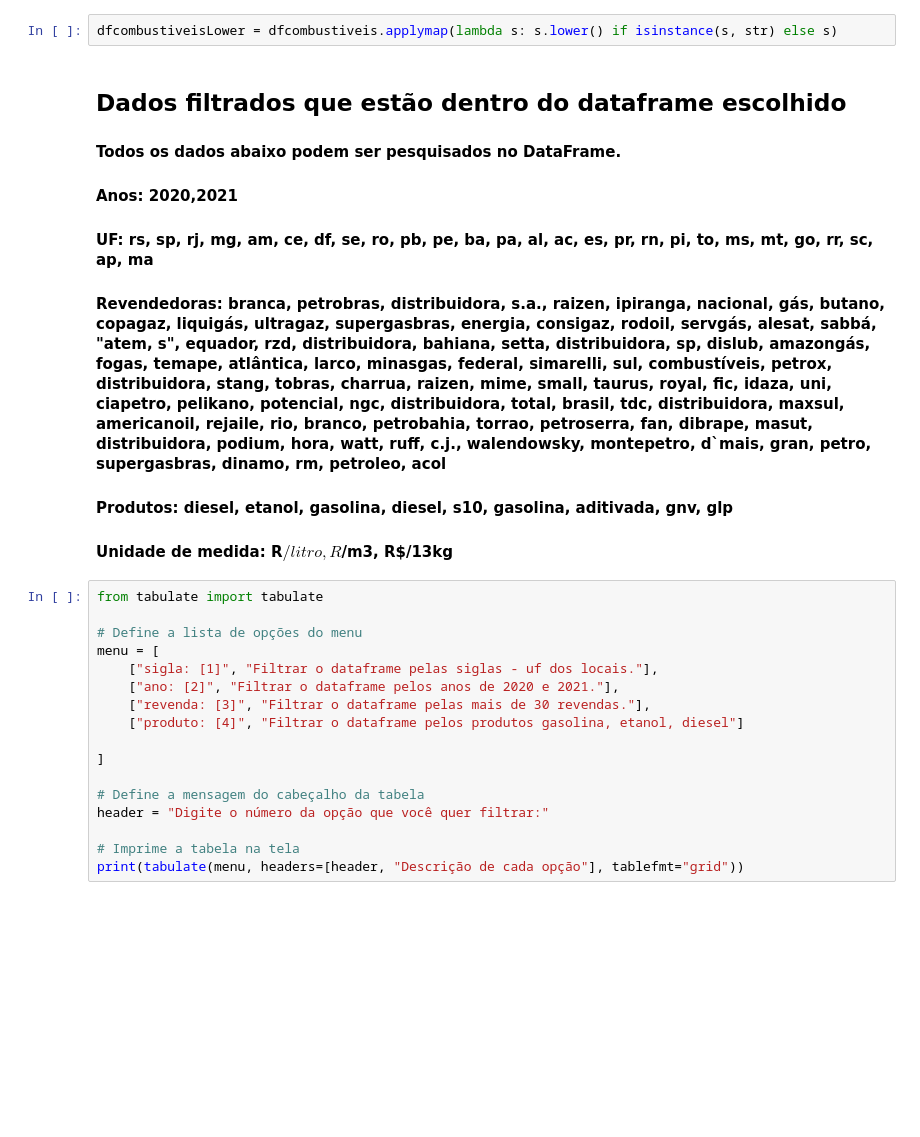
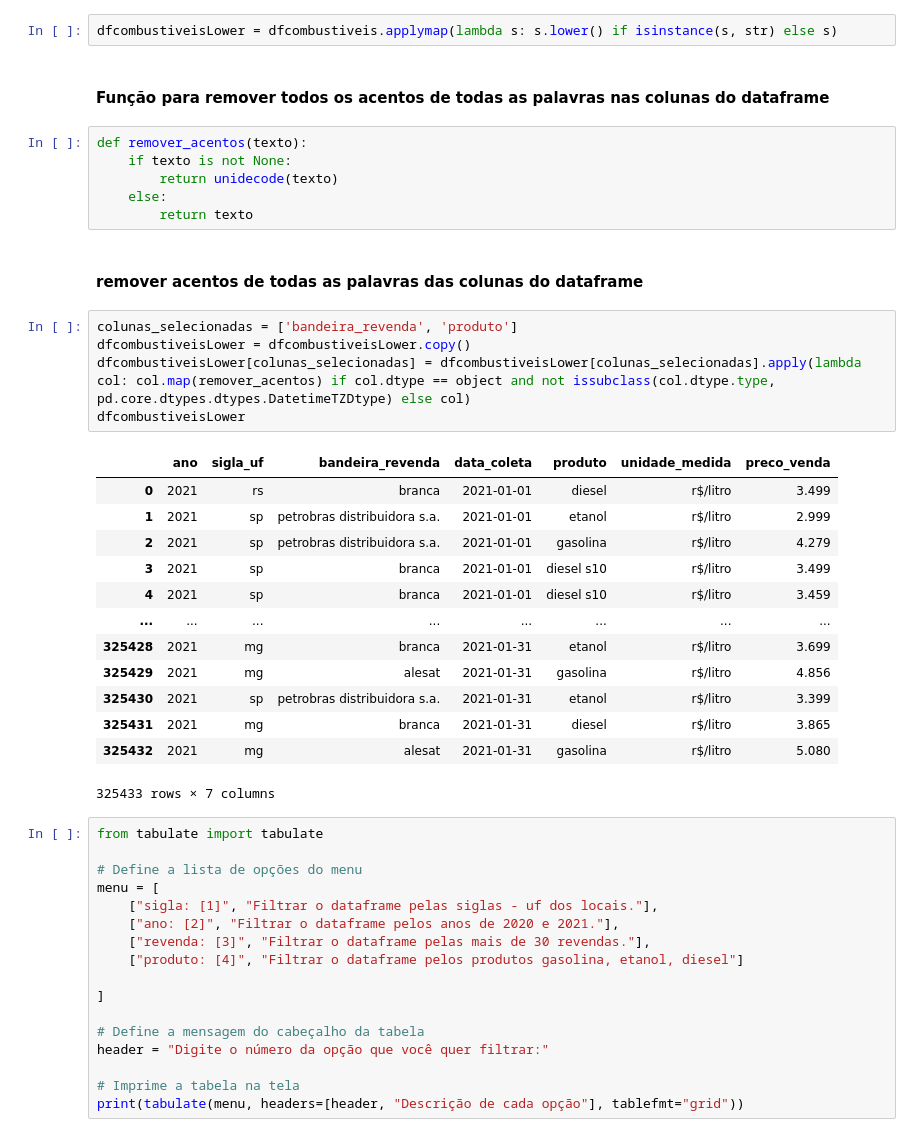
Before and after one commit to caioassis-dev/pythonComAPI-Cloud_trabalhoFacu, a Jupyter notebook: dataFrame_API_Caio.ipynb, the cells around one changed output. Drawn from its saved outputs; the diff is of its cells as text; blank space fills up the shorter version.

```diff
--- a/dataFrame_API_Caio.ipynb
+++ b/dataFrame_API_Caio.ipynb
@@ -75,19 +76,35 @@ dfcombustiveis = df.drop(['nome_estabelecimento','id_municipio','cep_revenda','c
 #### convertendo todas as colunas para letras minúsculas, para facilitar a busca
 # %%
 dfcombustiveisLower = dfcombustiveis.applymap(lambda s: s.lower() if isinstance(s, str) else s)
-# %% [markdown]
-## **Dados filtrados que estão dentro do dataframe escolhido**
-#### Todos os dados abaixo podem ser pesquisados no DataFrame.
-
-#### **Anos:**  2020,2021
-
-#### **UF:**  rs, sp, rj, mg, am, ce, df, se, ro, pb, pe, ba, pa, al, ac, es, pr, rn, pi, to, ms, mt, go, rr, sc, ap, ma
-
-#### **Revendedoras:**  branca, petrobras, distribuidora, s.a., raizen, ipiranga, nacional, gás, butano, copagaz, liquigás, ultragaz, supergasbras, energia, consigaz, rodoil, servgás, alesat, sabbá, "atem, s", equador, rzd, distribuidora, bahiana, setta, distribuidora, sp, dislub, amazongás, fogas, temape, atlântica, larco, minasgas, federal, simarelli, sul, combustíveis, petrox, distribuidora, stang, tobras, charrua, raizen, mime, small, taurus, royal, fic, idaza, uni, ciapetro, pelikano, potencial, ngc, distribuidora, total, brasil, tdc, distribuidora, maxsul, americanoil, rejaile, rio, branco, petrobahia, torrao, petroserra, fan, dibrape, masut, distribuidora, podium, hora, watt, ruff, c.j., walendowsky, montepetro, d`mais, gran, petro, supergasbras, dinamo, rm, petroleo, acol
-
-#### **Produtos:**  diesel, etanol, gasolina, diesel, s10, gasolina, aditivada, gnv, glp
-
-#### **Unidade de medida:**  R$/litro, R$/m3, R$/13kg
+# %% [markdown]
+#### Função para remover todos os acentos de todas as palavras nas colunas do dataframe
+# %%
+def remover_acentos(texto):
+    if texto is not None:
+        return unidecode(texto)
+    else:
+        return texto
+# %% [markdown]
+#### remover acentos de todas as palavras das colunas do dataframe
+# %%
+colunas_selecionadas = ['bandeira_revenda', 'produto']
+dfcombustiveisLower = dfcombustiveisLower.copy()
+dfcombustiveisLower[colunas_selecionadas] = dfcombustiveisLower[colunas_selecionadas].apply(lambda col: col.map(remover_acentos) if col.dtype == object and not issubclass(col.dtype.type, pd.core.dtypes.dtypes.DatetimeTZDtype) else col)
+dfcombustiveisLower
+# %% [output]
+|  | ano | sigla_uf | bandeira_revenda | data_coleta | produto | unidade_medida | preco_venda |
+| 0 | 2021 | rs | branca | 2021-01-01 | diesel | r$/litro | 3.499 |
+| 1 | 2021 | sp | petrobras distribuidora s.a. | 2021-01-01 | etanol | r$/litro | 2.999 |
+| 2 | 2021 | sp | petrobras distribuidora s.a. | 2021-01-01 | gasolina | r$/litro | 4.279 |
+| 3 | 2021 | sp | branca | 2021-01-01 | diesel s10 | r$/litro | 3.499 |
+| 4 | 2021 | sp | branca | 2021-01-01 | diesel s10 | r$/litro | 3.459 |
+| ... | ... | ... | ... | ... | ... | ... | ... |
+| 325428 | 2021 | mg | branca | 2021-01-31 | etanol | r$/litro | 3.699 |
+| 325429 | 2021 | mg | alesat | 2021-01-31 | gasolina | r$/litro | 4.856 |
+| 325430 | 2021 | sp | petrobras distribuidora s.a. | 2021-01-31 | etanol | r$/litro | 3.399 |
+| 325431 | 2021 | mg | branca | 2021-01-31 | diesel | r$/litro | 3.865 |
+| 325432 | 2021 | mg | alesat | 2021-01-31 | gasolina | r$/litro | 5.080 |
+325433 rows × 7 columns
 # %%
 from tabulate import tabulate
 
```
Also changed, not shown: parts of 7 cells of this notebook.
